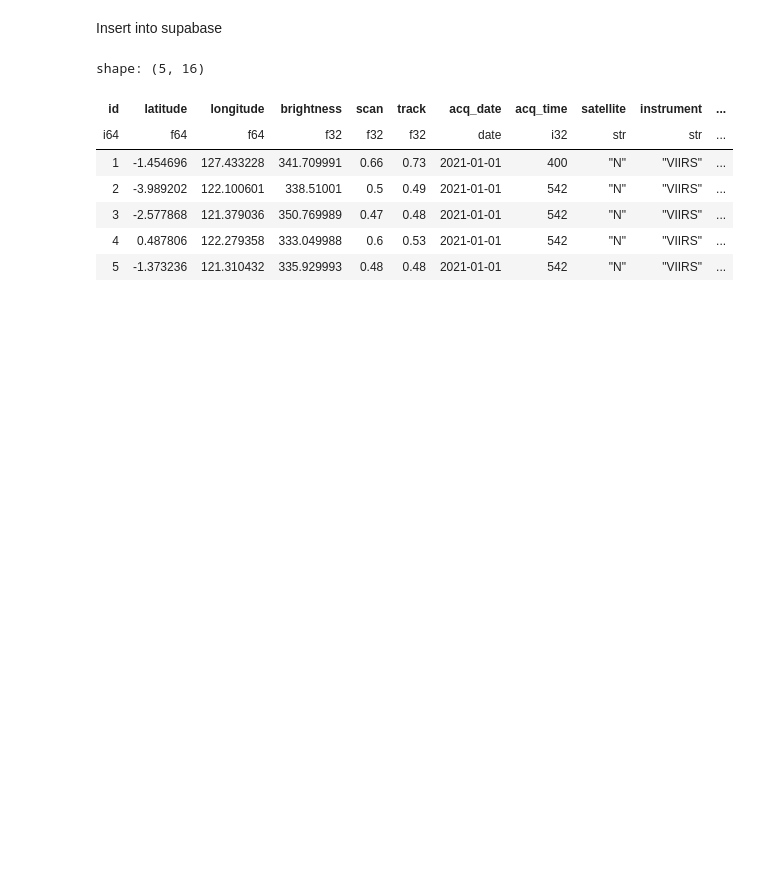
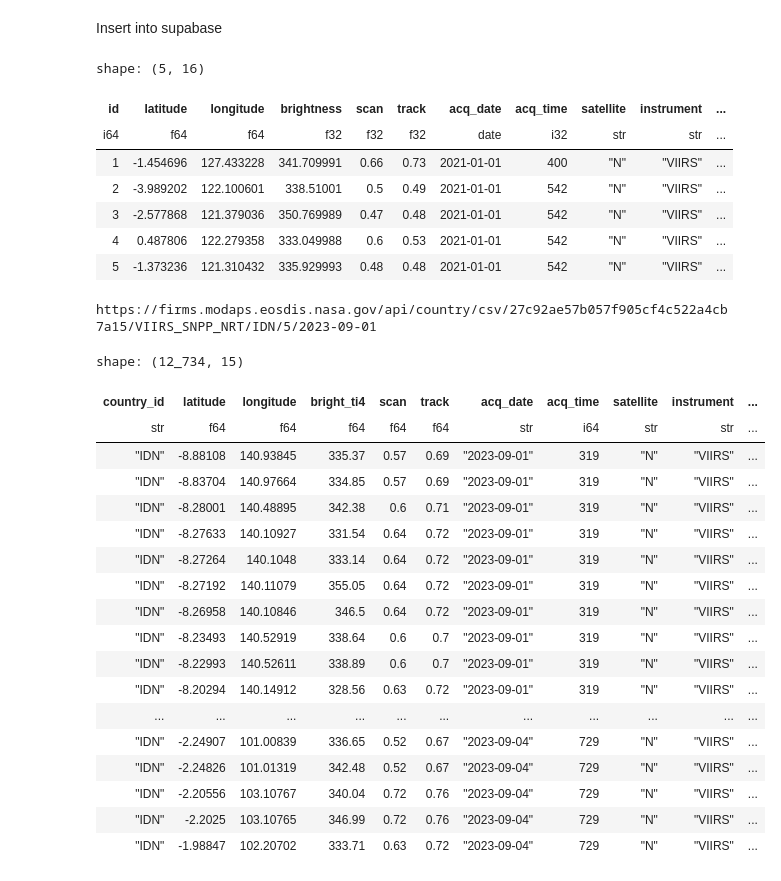
Before and after one commit to datawithalvin/integrated-active-fires, a Jupyter notebook: notebooks/insert-viirs-historical.ipynb, the cells around one changed output. Drawn from its saved outputs; the diff is of its cells as text; code cells hidden in the pictures; blank space fills up the shorter version.

```diff
--- a/notebooks/insert-viirs-historical.ipynb
+++ b/notebooks/insert-viirs-historical.ipynb
@@ -163,3 +163,46 @@ shape: (5, 16)
 | 5 | -1.373236 | 121.310432 | 335.929993 | 0.48 | 0.48 | 2021-01-01 | 542 | "N" | "VIIRS" | ... |
 # %%
 concatenated_hist.write_database(table_name="viirs_snpp_raw",  connection=CONNECTION_URI, if_exists="append")
+# %%
+import polars as pl
+import datetime
+from dotenv import dotenv_values
+from src.procedures import fetch_viirs_data
+
+config = dotenv_values("../.env")
+host = "https://firms.modaps.eosdis.nasa.gov/api/country/csv/"
+
+source = "VIIRS_SNPP_NRT"
+country = "IDN"
+token = config.get("TOKEN")
+today = datetime.date.today()
+yesterday = str(today - datetime.timedelta(days=3))
+day_range = "5"
+
+url = (host + token + "/" + source + "/" + country + "/" + day_range + "/" + yesterday)
+print(url)
+# %% [output]
+https://firms.modaps.eosdis.nasa.gov/api/country/csv/27c92ae57b057f905cf4c522a4cb7a15/VIIRS_SNPP_NRT/IDN/5/2023-09-01
+# %%
+viirs_df = pl.read_csv(url)
+viirs_df
+# %% [output]
+shape: (12_734, 15)
+| country_id | latitude | longitude | bright_ti4 | scan | track | acq_date | acq_time | satellite | instrument | ... |
+| str | f64 | f64 | f64 | f64 | f64 | str | i64 | str | str | ... |
+| "IDN" | -8.88108 | 140.93845 | 335.37 | 0.57 | 0.69 | "2023-09-01" | 319 | "N" | "VIIRS" | ... |
+| "IDN" | -8.83704 | 140.97664 | 334.85 | 0.57 | 0.69 | "2023-09-01" | 319 | "N" | "VIIRS" | ... |
+| "IDN" | -8.28001 | 140.48895 | 342.38 | 0.6 | 0.71 | "2023-09-01" | 319 | "N" | "VIIRS" | ... |
+| "IDN" | -8.27633 | 140.10927 | 331.54 | 0.64 | 0.72 | "2023-09-01" | 319 | "N" | "VIIRS" | ... |
+| "IDN" | -8.27264 | 140.1048 | 333.14 | 0.64 | 0.72 | "2023-09-01" | 319 | "N" | "VIIRS" | ... |
+| "IDN" | -8.27192 | 140.11079 | 355.05 | 0.64 | 0.72 | "2023-09-01" | 319 | "N" | "VIIRS" | ... |
+| "IDN" | -8.26958 | 140.10846 | 346.5 | 0.64 | 0.72 | "2023-09-01" | 319 | "N" | "VIIRS" | ... |
+| "IDN" | -8.23493 | 140.52919 | 338.64 | 0.6 | 0.7 | "2023-09-01" | 319 | "N" | "VIIRS" | ... |
+| "IDN" | -8.22993 | 140.52611 | 338.89 | 0.6 | 0.7 | "2023-09-01" | 319 | "N" | "VIIRS" | ... |
+| "IDN" | -8.20294 | 140.14912 | 328.56 | 0.63 | 0.72 | "2023-09-01" | 319 | "N" | "VIIRS" | ... |
+| ... | ... | ... | ... | ... | ... | ... | ... | ... | ... | ... |
+| "IDN" | -2.24907 | 101.00839 | 336.65 | 0.52 | 0.67 | "2023-09-04" | 729 | "N" | "VIIRS" | ... |
+| "IDN" | -2.24826 | 101.01319 | 342.48 | 0.52 | 0.67 | "2023-09-04" | 729 | "N" | "VIIRS" | ... |
+| "IDN" | -2.20556 | 103.10767 | 340.04 | 0.72 | 0.76 | "2023-09-04" | 729 | "N" | "VIIRS" | ... |
+| "IDN" | -2.2025 | 103.10765 | 346.99 | 0.72 | 0.76 | "2023-09-04" | 729 | "N" | "VIIRS" | ... |
+| "IDN" | -1.98847 | 102.20702 | 333.71 | 0.63 | 0.72 | "2023-09-04" | 729 | "N" | "VIIRS" | ... |
```
Also changed, not shown: parts of 4 cells of this notebook, 5 other files.
